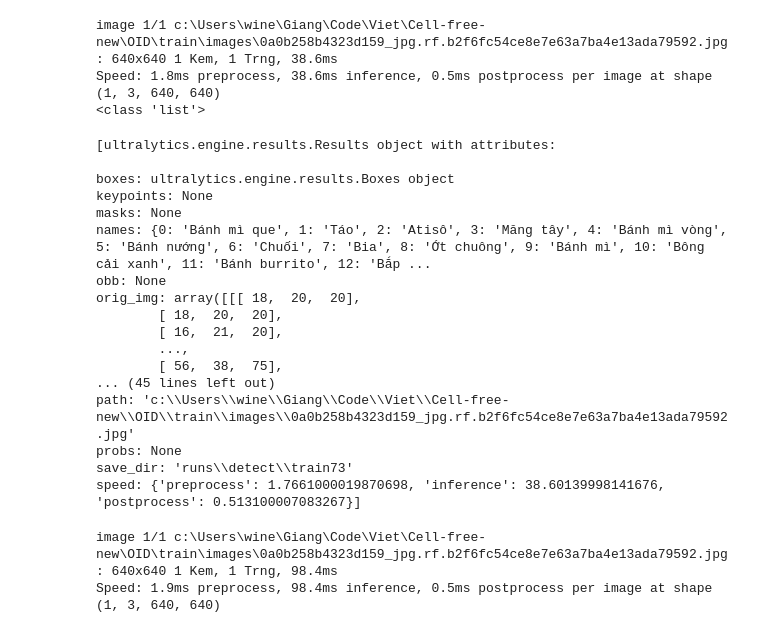
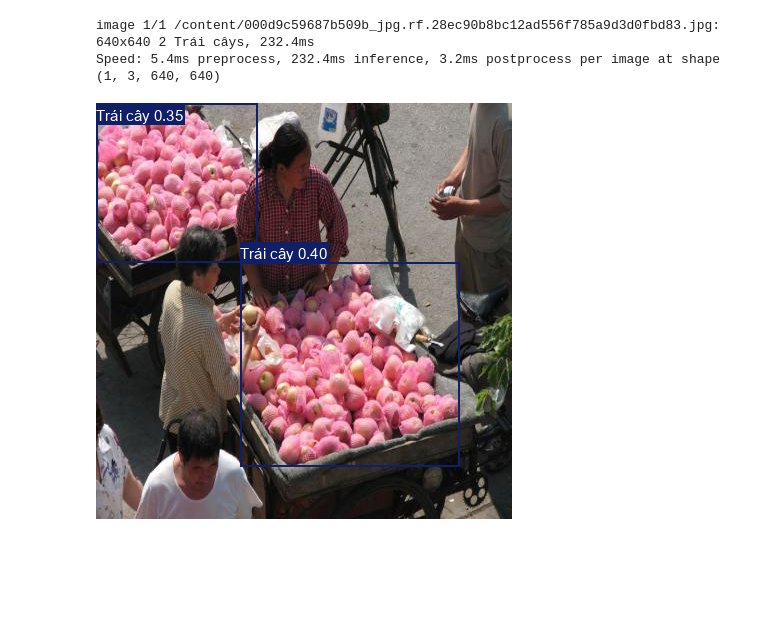
Before and after one commit to vuhoangviet0808/object-detection, a Jupyter notebook: food_detection/Object_Detection.ipynb, the cells around one changed output. Cells and saved outputs as stored; diff of their text form; code cells hidden in the pictures; blank space fills up the shorter version.

Commit message:
Food Detection

```diff
--- a/food_detection/Object_Detection.ipynb
+++ b/food_detection/Object_Detection.ipynb
@@ -58,7 +39,9 @@ model = YOLO('yolo11n.pt')
+# %%
+model = YOLO('./best.pt')
 # %%
 train_results = model.train(
-    data="./food.yaml",
-    epochs=30,
+    data="/content/food.yaml",
+    epochs=20,
     imgsz=640,
     device='cpu'
 )
@@ -194,33 +51,7 @@ Results saved to runs\detect\train72
 # %%
-results = model("./OID/train/images/0a0b258b4323d159_jpg.rf.b2f6fc54ce8e7e63a7ba4e13ada79592.jpg")
-print(type(results))
+results = model("/content/000d9c59687b509b_jpg.rf.28ec90b8bc12ad556f785a9d3d0fbd83.jpg")
+results[0].show()
 # %% [output]
-image 1/1 c:\Users\wine\Giang\Code\Viet\Cell-free-new\OID\train\images\0a0b258b4323d159_jpg.rf.b2f6fc54ce8e7e63a7ba4e13ada79592.jpg: 640x640 1 Kem, 1 Trng, 38.6ms
-Speed: 1.8ms preprocess, 38.6ms inference, 0.5ms postprocess per image at shape (1, 3, 640, 640)
-<class 'list'>
+image 1/1 /content/000d9c59687b509b_jpg.rf.28ec90b8bc12ad556f785a9d3d0fbd83.jpg: 640x640 2 Trái câys, 232.4ms
+Speed: 5.4ms preprocess, 232.4ms inference, 3.2ms postprocess per image at shape (1, 3, 640, 640)
+[figure, added]
-# %%
-print(results)
-# %% [output]
-[ultralytics.engine.results.Results object with attributes:
-
-boxes: ultralytics.engine.results.Boxes object
-keypoints: None
-masks: None
-names: {0: 'Bánh mì que', 1: 'Táo', 2: 'Atisô', 3: 'Măng tây', 4: 'Bánh mì vòng', 5: 'Bánh nướng', 6: 'Chuối', 7: 'Bia', 8: 'Ớt chuông', 9: 'Bánh mì', 10: 'Bông cải xanh', 11: 'Bánh burrito', 12: 'Bắp ...
-obb: None
-orig_img: array([[[ 18,  20,  20],
-        [ 18,  20,  20],
-        [ 16,  21,  20],
-        ...,
-        [ 56,  38,  75],
-... (45 lines left out)
-path: 'c:\\Users\\wine\\Giang\\Code\\Viet\\Cell-free-new\\OID\\train\\images\\0a0b258b4323d159_jpg.rf.b2f6fc54ce8e7e63a7ba4e13ada79592.jpg'
-probs: None
-save_dir: 'runs\\detect\\train73'
-speed: {'preprocess': 1.7661000019870698, 'inference': 38.60139998141676, 'postprocess': 0.513100007083267}]
-# %%
-results = model("./OID/train/images/0a0b258b4323d159_jpg.rf.b2f6fc54ce8e7e63a7ba4e13ada79592.jpg")
-results[0].show()
-# %% [output]
-image 1/1 c:\Users\wine\Giang\Code\Viet\Cell-free-new\OID\train\images\0a0b258b4323d159_jpg.rf.b2f6fc54ce8e7e63a7ba4e13ada79592.jpg: 640x640 1 Kem, 1 Trng, 98.4ms
-Speed: 1.9ms preprocess, 98.4ms inference, 0.5ms postprocess per image at shape (1, 3, 640, 640)
```
Also changed, not shown: parts of 6 cells of this notebook.
